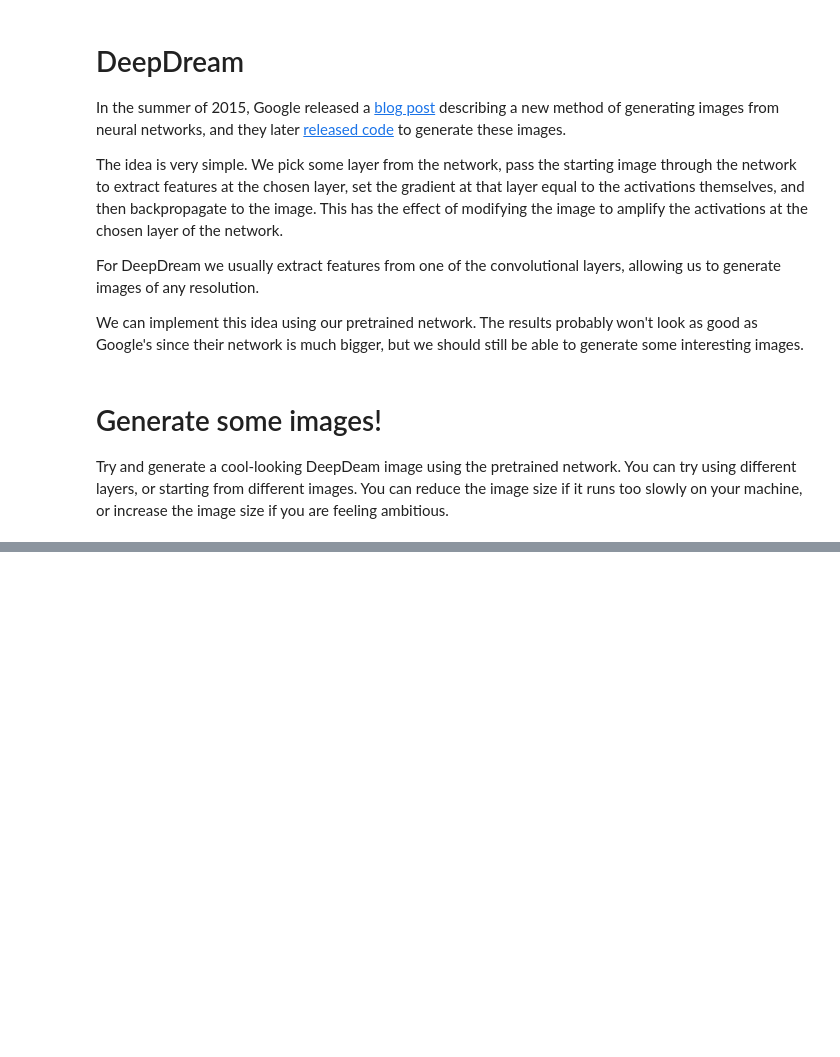
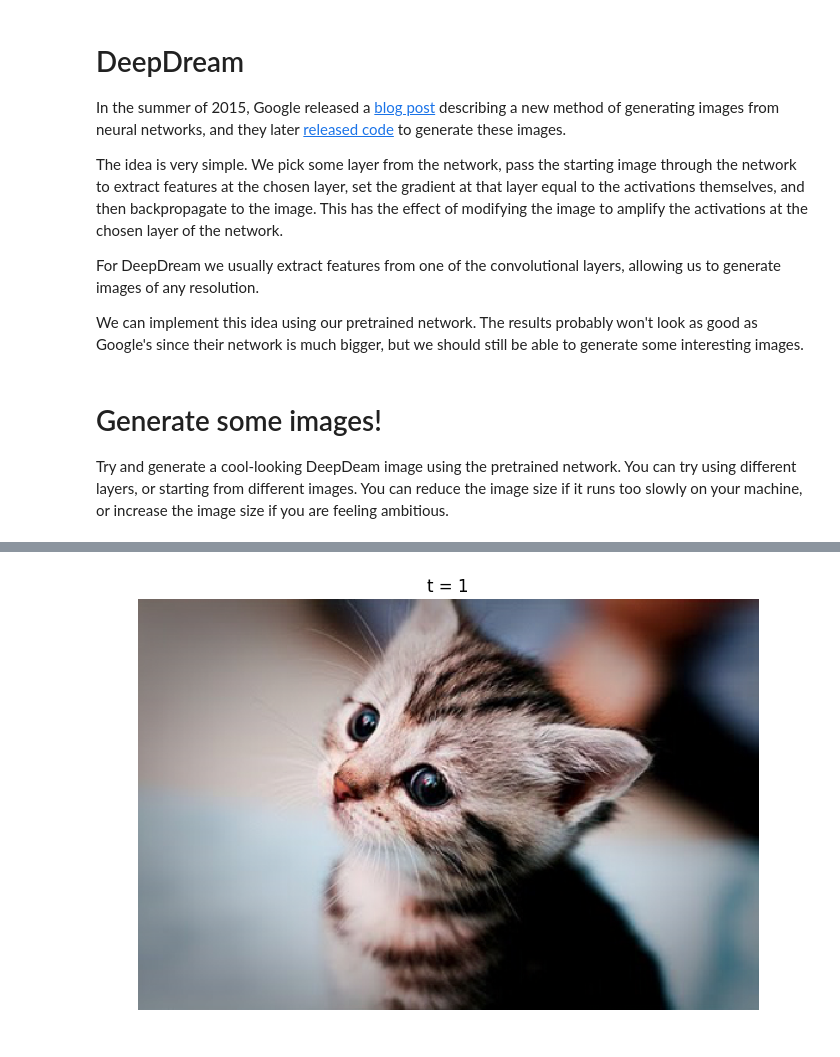
Before and after one commit to kbl4ew/CS294-Design-and-Analysis-of-Deep-Neural-Networks, a Jupyter notebook: CS294_Solution/assignment3/ImageGeneration.ipynb, the cells around one changed output, grey strips where cells are left out. Drawn from its saved outputs; the diff is of its cells as text; code cells hidden in the pictures; blank space fills up the shorter version.

```diff
--- a/CS294_Solution/assignment3/ImageGeneration.ipynb
+++ b/CS294_Solution/assignment3/ImageGeneration.ipynb
@@ -308,7 +350,9 @@ def deepdream(X, layer, model, **kwargs):
     # computing the image gradient dX, you should use the learning rate to     #
     # update the image X.                                                      #
     ############################################################################
-    pass
+    feats, cache = model.forward(X, end=layer, mode='test')
+    dX, _ = model.backward(feats, cache)
+    X += learning_rate * dX
     ############################################################################
     #                             END OF YOUR CODE                             #
     ############################################################################
@@ -358,0 +409,26 @@ out = deepdream(img_pre, 7, model, learning_rate=2000)
+# %%
+def read_image(filename, max_size):
+  """
+  Read an image from disk and resize it so its larger side is max_size
+  """
+  img = imread(filename)
+  H, W, _ = img.shape
+  if H >= W:
+    img = imresize(img, (max_size, int(W * float(max_size) / H)))
+  elif H < W:
+    img = imresize(img, (int(H * float(max_size) / W), max_size))
+  return img
+
+filename = 'kitten.jpg'
+max_size = 500
+img = read_image(filename, max_size)
+plt.imshow(img)
+plt.axis('off')
+
+# Preprocess the image by converting to float, transposing,
+# and performing mean subtraction.
+img_pre = preprocess_image(img, data['mean_image'], mean='pixel')
+
+out = deepdream(img_pre, 4, model, learning_rate=2000)
+# %% [output]
+[figure, added]
```
Also changed, not shown: parts of 8 cells of this notebook, 1 other file.
